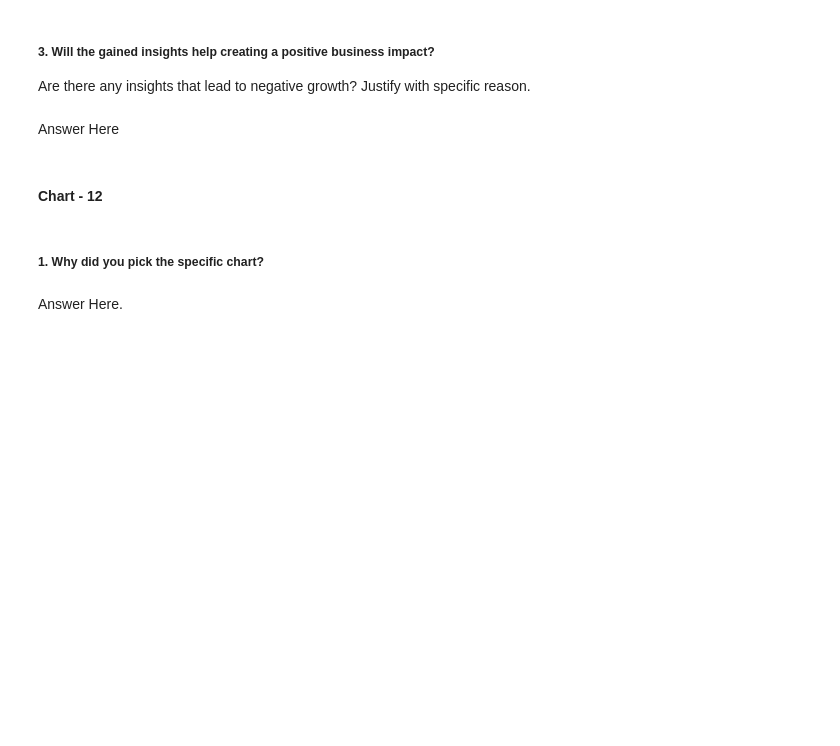
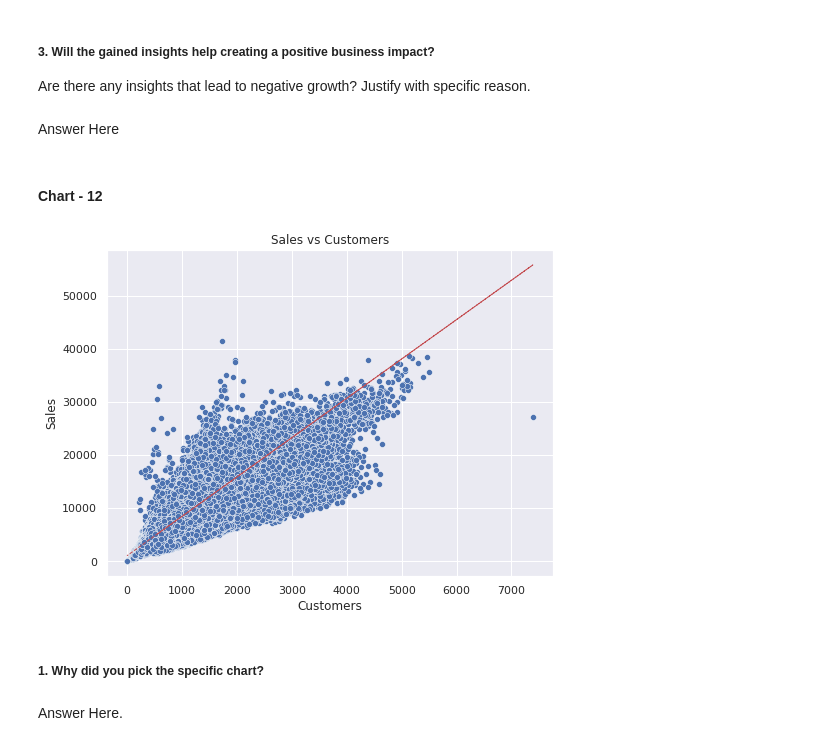
Before and after one commit to Jeetesh-KumarM/CAPSTONE-PROJECT-2-Regression, a Jupyter notebook: Capstone_Project_2_Regression.ipynb, the cells around one changed output. Cells and saved outputs as stored; diff of their text form; code cells hidden in the pictures; blank space fills up the shorter version.

```diff
--- a/Capstone_Project_2_Regression.ipynb
+++ b/Capstone_Project_2_Regression.ipynb
@@ -772,3 +796,13 @@ Answer Here
+# %%
+# Chart - 12 visualization code
+sns.set(rc={"figure.figsize": (8, 6)})
+ax= sns.scatterplot(data=dff, x="Customers", y="Sales", palette ='bright').set_title("Sales vs Customers")
+z = np.polyfit(dff['Customers'], dff['Sales'], 1)
+y = np.poly1d(z)(dff['Customers'])
+plt.plot(dff['Customers'], y, "r--", lw=1)
+plt.show()
+# %% [output]
+[figure, added]
 # %% [markdown]
 ##### 1. Why did you pick the specific chart?
 # %% [markdown]
```
Also changed, not shown: parts of 17 cells of this notebook.
